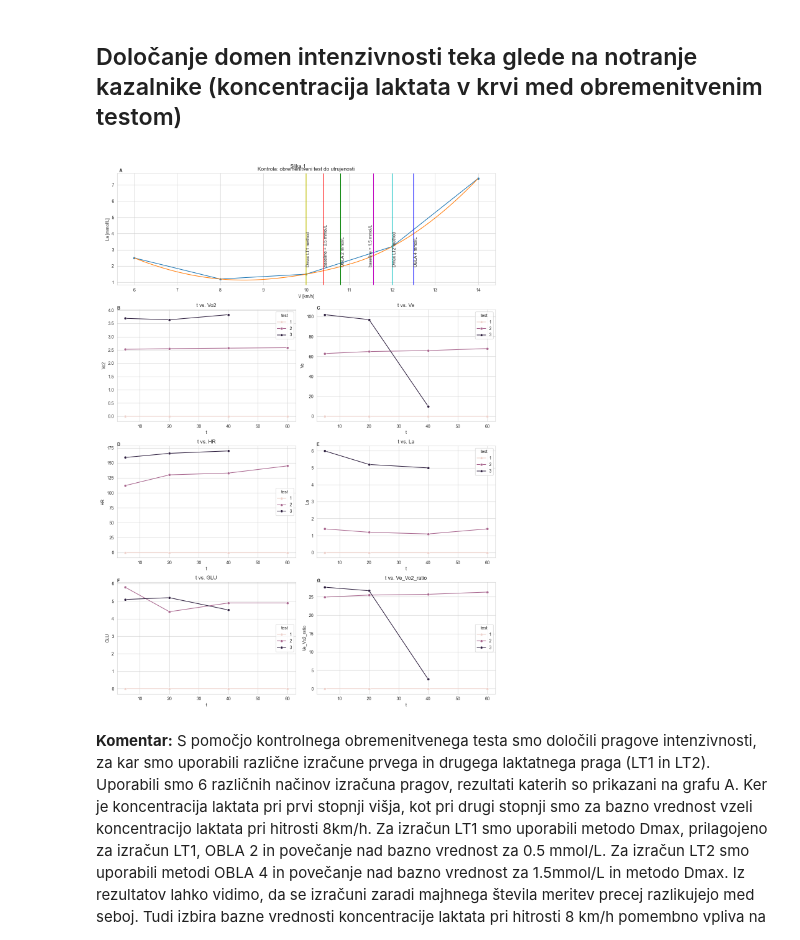
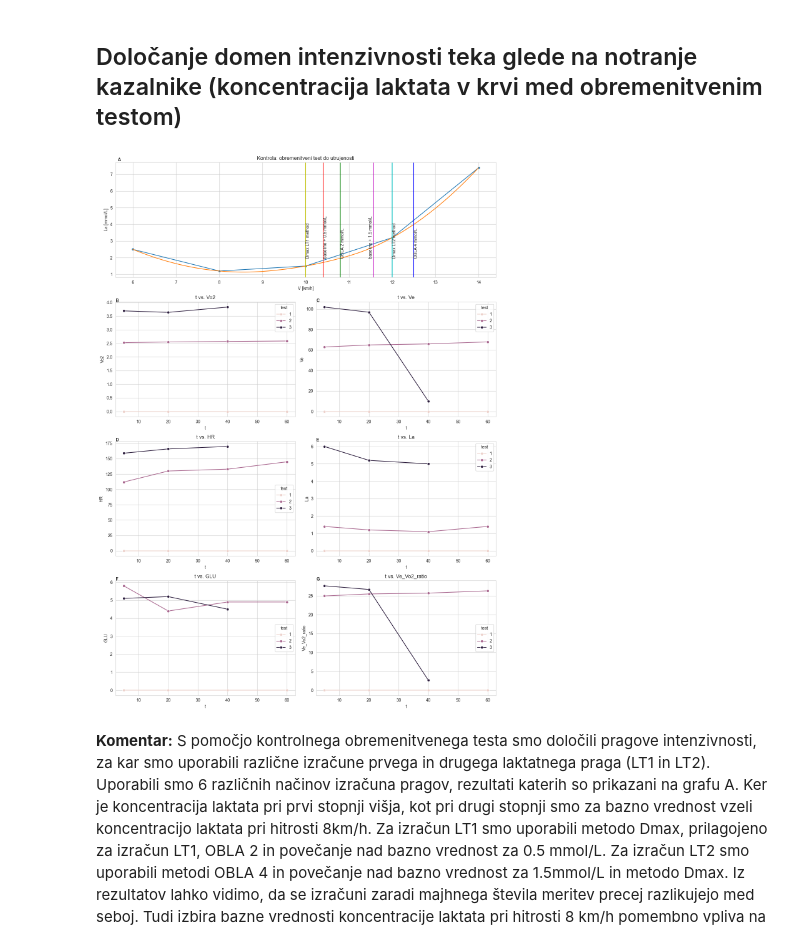
Before and after one commit to jkovse-fsp/statistika-vaje, a Jupyter notebook: metode_proučevanja_doglotrajnega_napora.ipynb, the cells around one changed output. Cells and saved outputs as stored; diff of their text form; code cells hidden in the pictures.

```diff
--- a/metode_proučevanja_doglotrajnega_napora.ipynb
+++ b/metode_proučevanja_doglotrajnega_napora.ipynb
@@ -162,35 +117,36 @@ ax0.axvline(baseline_plus(vel, lac, obla=True, obla_val=2)[0], color='g')
 ax0.text(baseline_plus(vel, lac, obla=True, obla_val=2)[0], text_y, 'OBLA 2 mmol/L', rotation=90);
 
 ax0.axvline(dmax_method(vel, lac, polynomial=True, lt1=True), color='y');
 ax0.text(dmax_method(vel, lac, polynomial=True, lt1=True), text_y, 'Dmax LT1 method', rotation=90);
 
 # izračunaj in vriši točke LT2 --> OBLA 4,
 ax0.axvline(baseline_plus(vel, lac, obla=True, obla_val=4)[0], color='b')
 ax0.text(baseline_plus(vel, lac, obla=True, obla_val=4)[0], text_y, 'OBLA 4 mmol/L', rotation=90);
 
 ax0.axvline(dmax_method(vel, lac, polynomial=True, lt1=False), color='c');
 ax0.text(dmax_method(vel, lac, polynomial=True, lt1=False), text_y, 'Dmax LT2 method', rotation=90);
 
 ax0.axvline(baseline_plus(vel, lac, offset=1.5)[0]-0.03, color='m')
 ax0.text(baseline_plus(vel, lac, offset=1.5)[0]-0.15, text_y, 'baseline + 1.5 mmol/L', rotation=90);
 ax0.text(ax0.get_xlim()[0]*1.01, ax0.get_ylim()[1]*1.01, 'A', fontweight='bold')
 
 # LT1 plots
 params = gxt_test.columns[2:].to_numpy().reshape(3,2)
 annot = [['B', 'C'],['D', 'E'],['F', 'G']]
 for r in range(1, 4):
     for c in range(2):
 
         ax = fig.add_subplot(gs[r,c])
         sns.lineplot(data=ss_test, x='t', y=params[r-1,c], hue='test', ax=ax, marker='o');
         ax.set_title(f't vs. {params[r-1,c]}');
         ax.text(ax.get_xlim()[0], ax.get_ylim()[1], annot[r-1][c], fontweight='bold')
 
-plt.suptitle('Slika 1')
 plt.tight_layout()
+filename = 'slika_1.png'
+fig.savefig(filename, format="png", dpi=1200, bbox_inches="tight")
 plt.show()
 # %% [output]
-[figure, old version]
+[figure, new version]
 # %% [markdown]
 **Komentar:** S pomočjo kontrolnega obremenitvenega testa smo določili pragove intenzivnosti, za kar smo uporabili različne izračune prvega in drugega laktatnega praga (LT1 in LT2). Uporabili smo 6 različnih načinov izračuna pragov, rezultati katerih so prikazani na grafu A. Ker je koncentracija laktata pri prvi stopnji višja, kot pri drugi stopnji smo za bazno vrednost vzeli koncentracijo laktata pri hitrosti 8km/h. Za izračun LT1 smo uporabili metodo Dmax, prilagojeno za izračun LT1, OBLA 2 in povečanje nad bazno vrednost za 0.5 mmol/L. Za izračun LT2 smo uporabili metodi OBLA 4 in povečanje nad bazno vrednost za 1.5mmol/L in metodo Dmax. Iz rezultatov lahko vidimo, da se izračuni zaradi majhnega števila meritev precej razlikujejo med seboj. Tudi izbira bazne vrednosti koncentracije laktata pri hitrosti 8 km/h pomembno vpliva na rezultat določenih algoritmov.
 #### Zmerna intenzivnost
```
Also changed, not shown: parts of 6 cells of this notebook.
